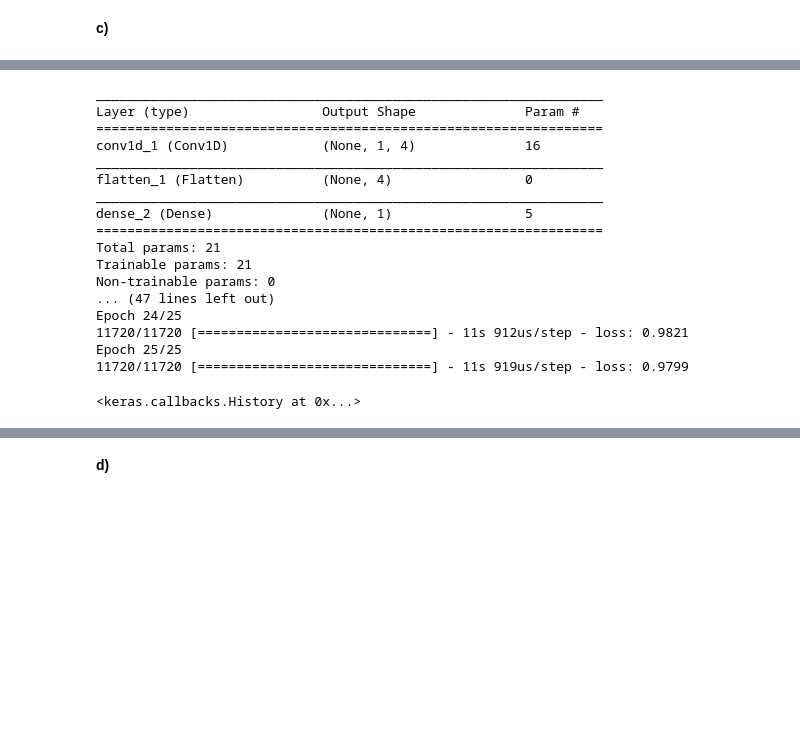
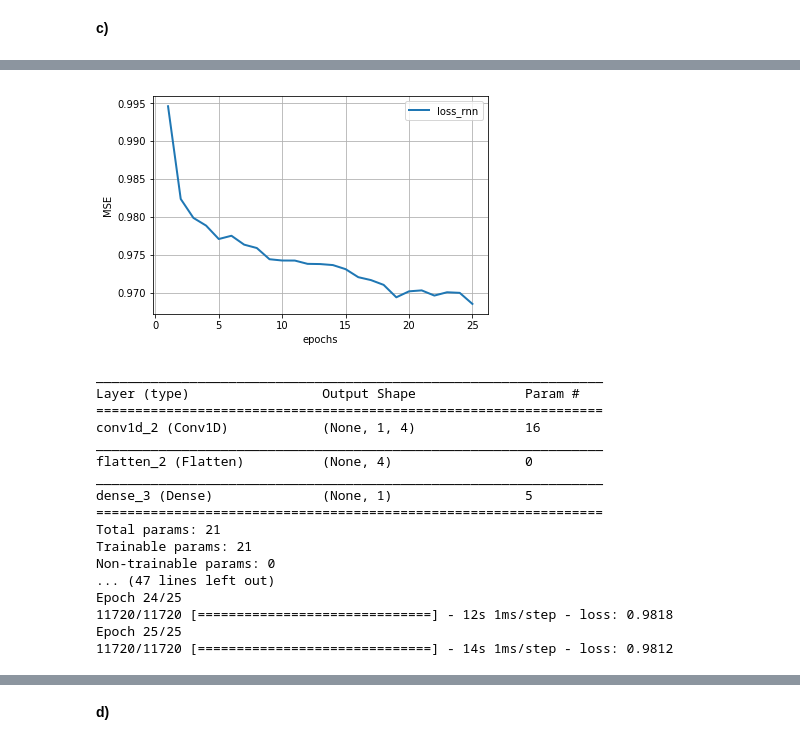
Before and after one commit to Fran-Ramirez/Tarea1-Neuronales, a Jupyter notebook: Pregunta 4.ipynb, the cells around one changed output, grey strips where cells are left out. Cells and saved outputs as stored; diff of their text form; code cells hidden in the pictures; blank space fills up the shorter version.

```diff
--- a/Pregunta 4.ipynb
+++ b/Pregunta 4.ipynb
@@ -69,7 +69,7 @@ model_rnn.add(Dense(1,activation='linear'))
 model_rnn.compile(loss='mean_squared_error', optimizer='adam')
 model_rnn.summary()
 rnn_weights = model_rnn.get_weights()
-model_rnn.fit(trainX, trainY, epochs=25, batch_size=1, verbose=1)
+hist_rnn = model_rnn.fit(trainX, trainY, epochs=25, batch_size=1, verbose=1)
 # %% [output]
 WARNING:tensorflow:From /home/fran/Documentos/Neuronales/neuroenv/lib/python3.6/site-packages/tensorflow/python/framework/op_def_library.py:263: colocate_with (from tensorflow.python.framework.ops) is ...
 Instructions for updating:
@@ -92,28 +91,41 @@ Epoch 25/25
+# %%
+listaloss_rnn  = []
+for i in range(25):
+    listaloss_rnn.append(hist_rnn.history['loss'][i])
+
+plt.plot(range(26)[1:],listaloss_rnn,label='loss', linewidth=2)
+
+plt.legend(['loss_rnn'])
+plt.ylabel('MSE')
+plt.xlabel('epochs')
+plt.grid(1)
+plt.show()
+# %% [output]
+[figure, added]
 # %%
 model_cnn = Sequential()
-model_cnn.add(Conv1D(4, 1,input_shape=(1,lag), activation='relu',padding='valid'))
+model_cnn.add(Conv1D(4, kernel_size=1,input_shape=(1,lag), activation='relu',padding='valid'))
 model_cnn.add(Flatten())
 model_cnn.add(Dense(1,activation='linear'))
 model_cnn.compile(loss='mean_squared_error', optimizer='adam')
 model_cnn.summary()
 cnn_weights = model_cnn.get_weights()
-model_cnn.fit(trainX, trainY, epochs=25, batch_size=1, verbose=1)
+hist_cnn = model_cnn.fit(trainX, trainY, epochs=25, batch_size=1, verbose=1)
 # %% [output]
 _________________________________________________________________
 Layer (type)                 Output Shape              Param #
 =================================================================
-conv1d_1 (Conv1D)            (None, 1, 4)              16
+conv1d_2 (Conv1D)            (None, 1, 4)              16
 _________________________________________________________________
-flatten_1 (Flatten)          (None, 4)                 0
+flatten_2 (Flatten)          (None, 4)                 0
 _________________________________________________________________
-dense_2 (Dense)              (None, 1)                 5
+dense_3 (Dense)              (None, 1)                 5
 =================================================================
 Total params: 21
 Trainable params: 21
 Non-trainable params: 0
 ... (47 lines left out)
 Epoch 24/25
-11720/11720 [==============================] - 11s 912us/step - loss: 0.9821
+11720/11720 [==============================] - 12s 1ms/step - loss: 0.9818
 Epoch 25/25
-11720/11720 [==============================] - 11s 919us/step - loss: 0.9799
+11720/11720 [==============================] - 14s 1ms/step - loss: 0.9812
-<keras.callbacks.History at 0x...>
```
Also changed, not shown: parts of 31 cells of this notebook.
